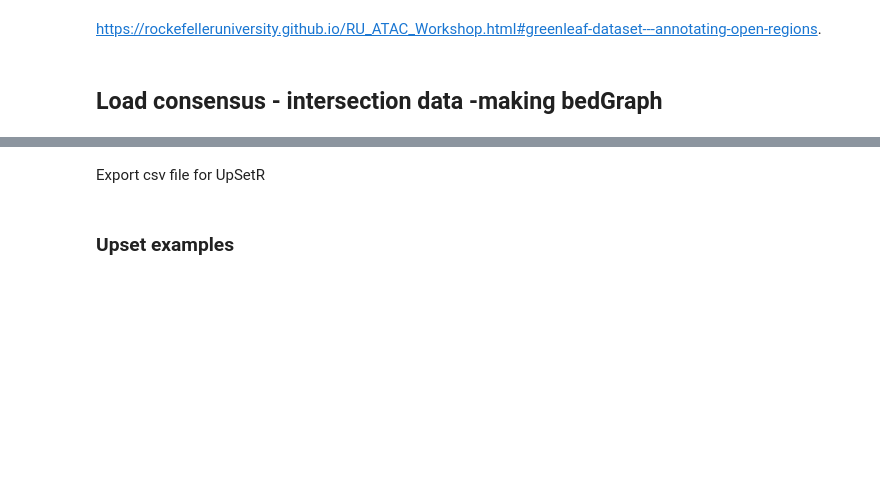
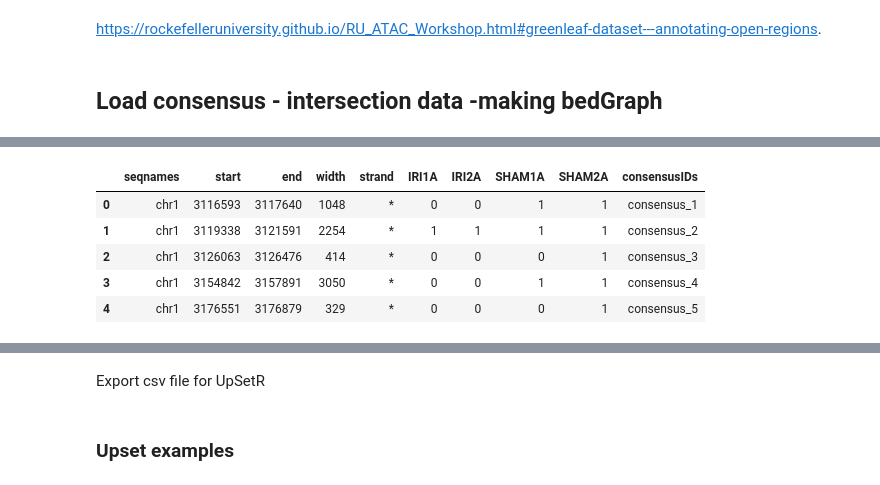
Before and after one commit to chizksh/ATAC-seq_analysis, a Jupyter notebook: peakFilterConsensus.ipynb, the cells around one changed output, grey strips where cells are left out. Drawn from its saved outputs; the diff is of its cells as text; code cells hidden in the pictures; blank space fills up the shorter version.

```diff
--- a/peakFilterConsensus.ipynb
+++ b/peakFilterConsensus.ipynb
@@ -593,0 +602,10 @@ consensus_intersection_data[ (consensus_intersection_data['UNION'] == 1) & \
+# %%
+consensus_intersection_data = pd.read_csv("./post_macs2_peak-calling_consensus.q.01.len250.consensus.intersections.bed", sep=',', header=0)
+consensus_intersection_data.head()
+# %% [output]
+|  | seqnames | start | end | width | strand | IRI1A | IRI2A | SHAM1A | SHAM2A | consensusIDs |
+| 0 | chr1 | 3116593 | 3117640 | 1048 | * | 0 | 0 | 1 | 1 | consensus_1 |
+| 1 | chr1 | 3119338 | 3121591 | 2254 | * | 1 | 1 | 1 | 1 | consensus_2 |
+| 2 | chr1 | 3126063 | 3126476 | 414 | * | 0 | 0 | 0 | 1 | consensus_3 |
+| 3 | chr1 | 3154842 | 3157891 | 3050 | * | 0 | 0 | 1 | 1 | consensus_4 |
+| 4 | chr1 | 3176551 | 3176879 | 329 | * | 0 | 0 | 0 | 1 | consensus_5 |
```
Also changed, not shown: parts of 47 cells of this notebook.
